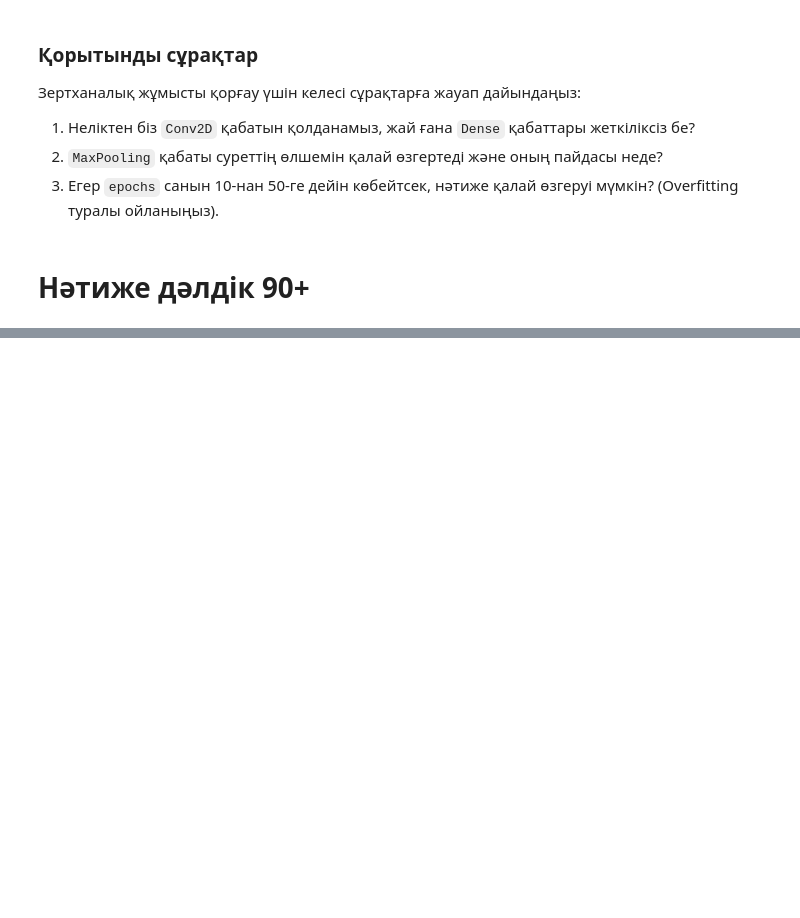
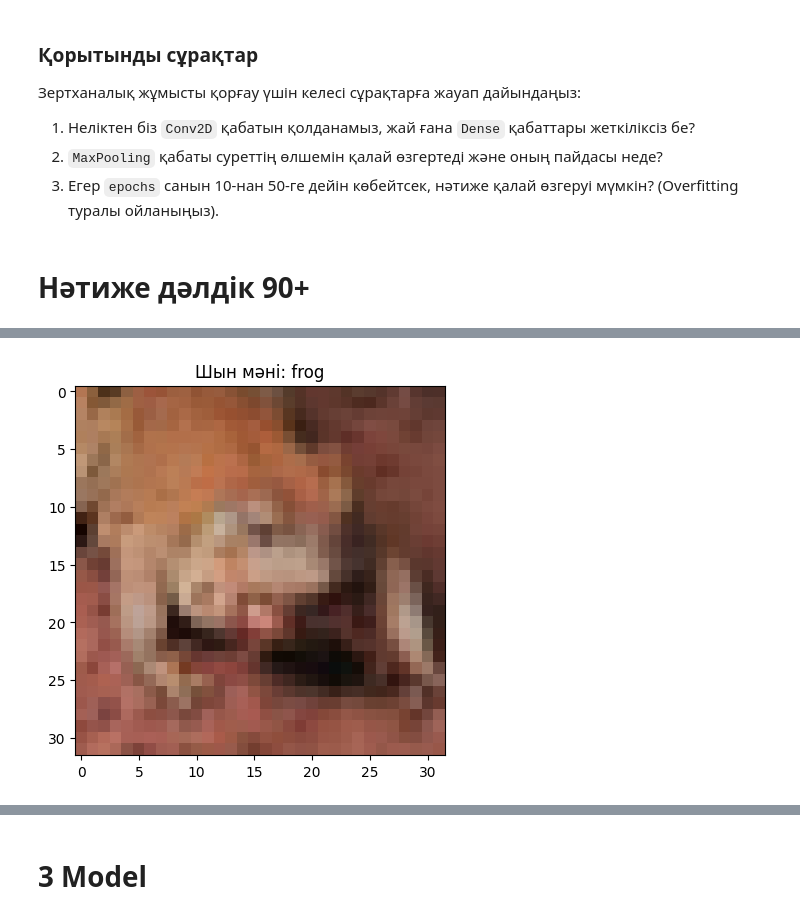
Before and after one commit to ZED-or-ZERO/Notes-on-ML-Courses., a Jupyter notebook: ML Course from ItechResearch/Practice Tasks/СӨЖ_15.ipynb, the cells around one changed output, grey strips where cells are left out. Drawn from its saved outputs; the diff is of its cells as text; code cells hidden in the pictures; blank space fills up the shorter version.

```diff
--- a/ML Course from ItechResearch/Practice Tasks/СӨЖ_15.ipynb
+++ b/ML Course from ItechResearch/Practice Tasks/СӨЖ_15.ipynb
@@ -198,0 +346,17 @@ print(f"Бұл сурет {100 * np.max(score):.2f}% ықтималдықпен
+# %%
+n = 5
+
+plt.imshow(test_images[n])
+plt.title(f"Шын мәні: {class_names[test_labels[n][0]]}")
+plt.show()
+
+# Болжам жасау
+# Суретті (32,32,3) пішінінен (1, 32, 32, 3) пішініне ауыстыру керек (batch өлшемі)
+img_array = np.expand_dims(test_images[n], axis=0)
+
+predictions_2 = model_2.predict(img_array)
+score_2 = tf.nn.softmax(predictions_2[0])
+
+print(f"Бұл сурет {100 * np.max(score_2):.2f}% ықтималдықпен '{class_names[np.argmax(score_2)]}' деп танылды.")
+# %% [output]
+[figure, added]
@@ -198,0 +365,2 @@ print(f"Бұл сурет {100 * np.max(score):.2f}% ықтималдықпен
+# %% [markdown]
+# 3 Model
```
Also changed, not shown: parts of 15 cells of this notebook, 3 other files.
